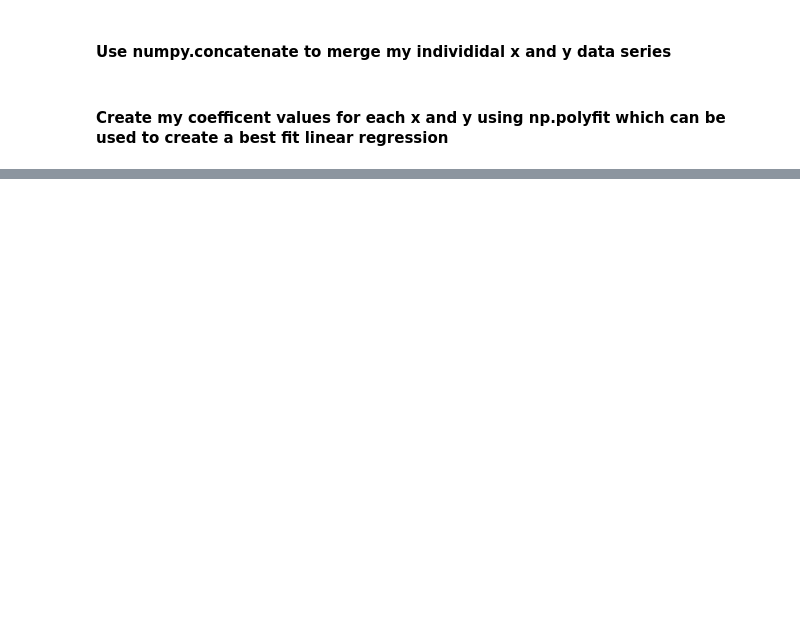
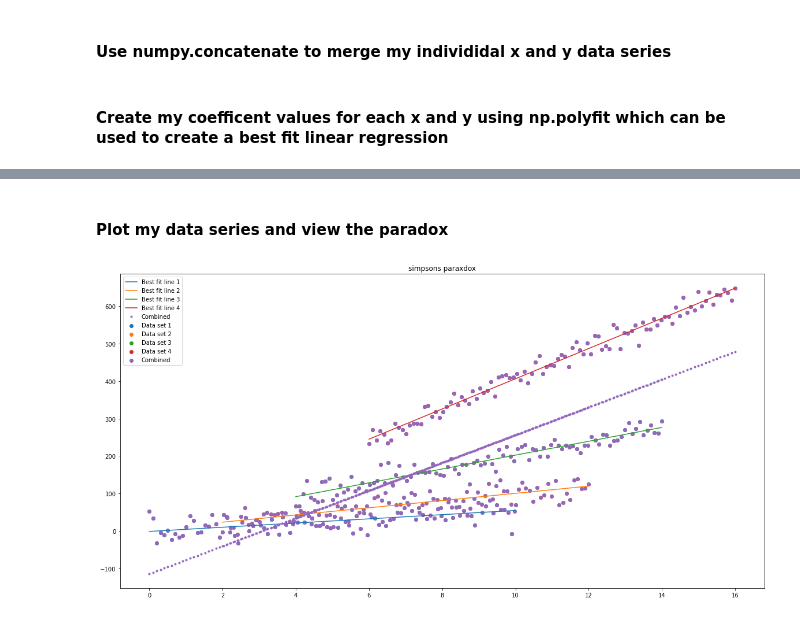
Before and after one commit to brendantipp/sem2_fun_data_analysis, a Jupyter notebook: tasks.ipynb, the cells around one changed output, grey strips where cells are left out. Cells and saved outputs as stored; diff of their text form; code cells hidden in the pictures; blank space fills up the shorter version.

```diff
--- a/tasks.ipynb
+++ b/tasks.ipynb
@@ -239,0 +245,21 @@ array([  24.08420127, -128.35764294])
+# %% [markdown]
+#### Plot my data series and view the paradox
+# %%
+#set the size of the plot
+plt.figure(figsize = (20,10))
+plt.scatter(x1, y1, label="Data set 1")
+plt.plot(x1, coeffs1[0] * x1 + coeffs1[1], '-', label='Best fit line 1')
+plt.scatter(x2, y2, label="Data set 2")
+plt.plot(x2, coeffs2[0] * x2 + coeffs2[1], '-', label='Best fit line 2')
+plt.scatter(x3, y3, label="Data set 3")
+plt.plot(x3, coeffs3[0] * x3 + coeffs3[1], '-', label='Best fit line 3')
+plt.scatter(x4, y4, label="Data set 4")
+plt.plot(x4, coeffs4[0] * x4 + coeffs4[1], '-', label='Best fit line 4')
+plt.scatter(x_all, y_all, label="Combined")
+plt.plot(x_all, coeffs_all[0] * x_all + coeffs_all[1], '.', label='Combined')
+plt.legend()
+#give the plot a title
+plt.title("simpsons paraxdox")
+plt.show()
+# %% [output]
+[figure, added]
```
Also changed, not shown: parts of 10 cells of this notebook.
